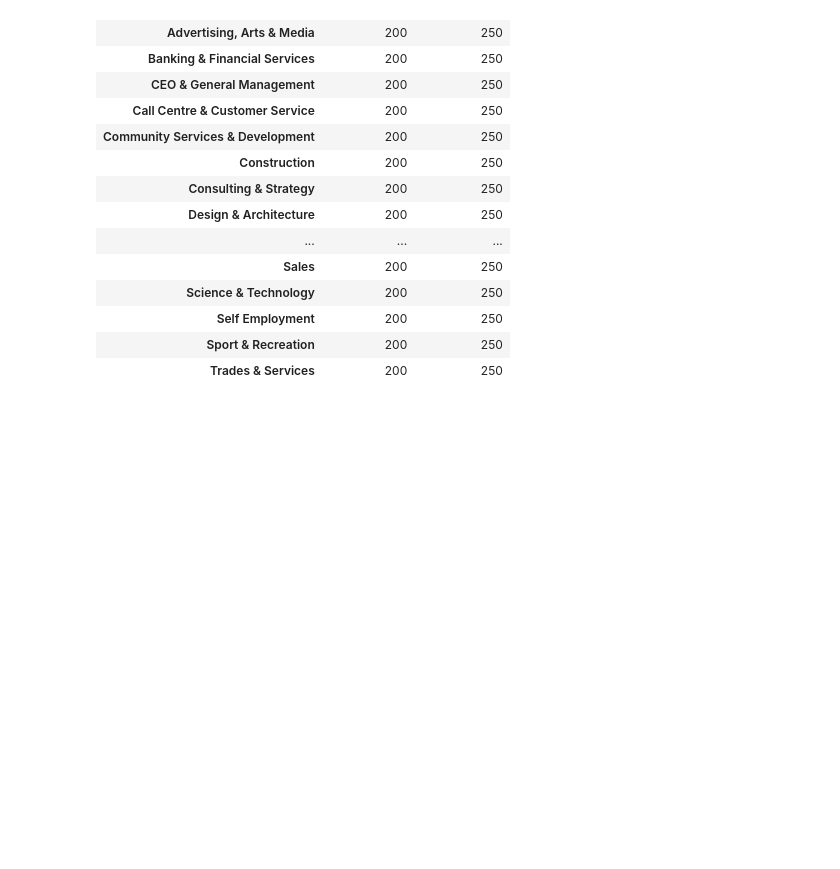
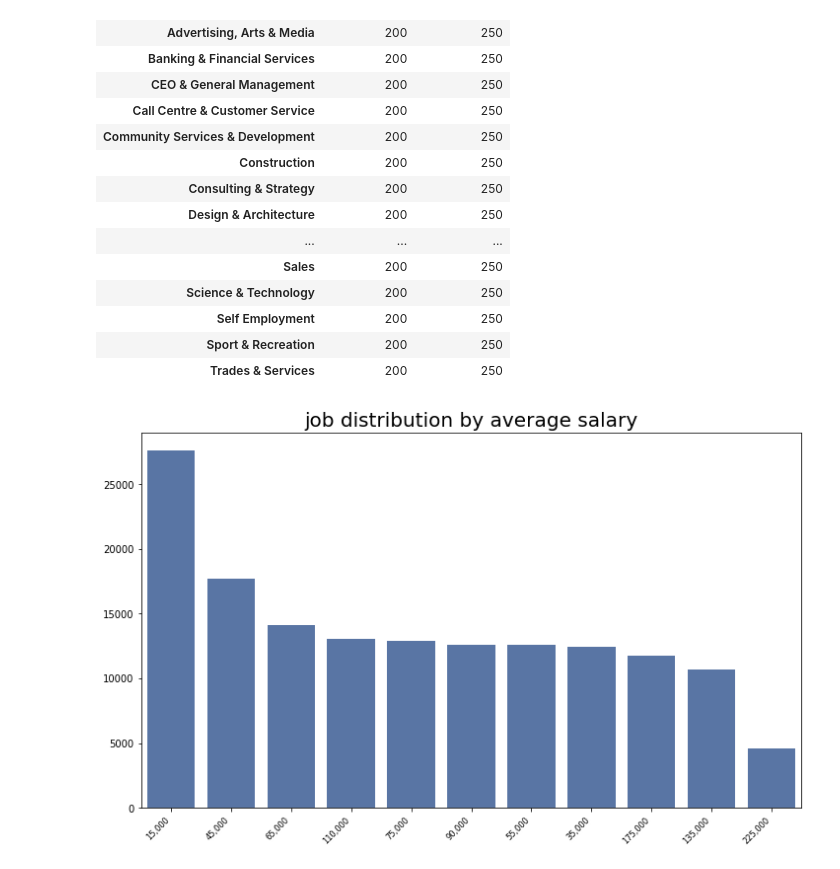
Before and after one commit to muriloOliveira7/7030ICTAssignmentPart1, a Jupyter notebook: job_market.ipynb, the cells around one changed output. Cells and saved outputs as stored; diff of their text form; code cells hidden in the pictures; blank space fills up the shorter version.

```diff
--- a/job_market.ipynb
+++ b/job_market.ipynb
@@ -203,3 +203,48 @@ by_job.max()
 | Self Employment | 200 | 250 |
 | Sport & Recreation | 200 | 250 |
 | Trades & Services | 200 | 250 |
+# %%
+# PART 2 - Data Analysis and Interpretation
+###########################################
+
+%matplotlib inline
+
+import matplotlib.pyplot as plt
+import seaborn as sns
+
+# Set up and read a new DataFrame
+
+df3 = pd.read_csv("data_assignment.csv")
+# %%
+# Task 1
+# Get the salary ranges using “AverageSalary”, the total jobs of each range and display them in
+# the bar chart.
+
+df3["AverageSalary"] = (df3["LowestSalary"] + df3["HighestSalary"])/2 * 1000
+
+df_averagesalary = df3.groupby("AverageSalary").count()
+df_averagesalary['Count'] = df_averagesalary["Id"]
+df_averagesalary['Label'] = df_averagesalary.index
+df_averagesalary['Label'] = df_averagesalary['Label'].map('{:,.0f}'.format)
+
+df_averagesalary = df_averagesalary.sort_values(by=['Count'], ascending = False)
+# %%
+plt.figure(figsize=(12,7))
+
+sns.set_color_codes()
+
+barChart = sns.barplot(x='Label', y='Id', color='b', data=df_averagesalary, dodge=False)
+barChart.set_xticklabels(
+    barChart.get_xticklabels(),
+    rotation=45,
+    horizontalalignment='right',
+    fontweight='light',
+    fontsize='small'
+)
+
+plt.title('job distribution by average salary', {'fontsize': '20' })
+plt.xlabel('')
+plt.ylabel('')
+plt.show()
+# %% [output]
+[figure, added]
```
